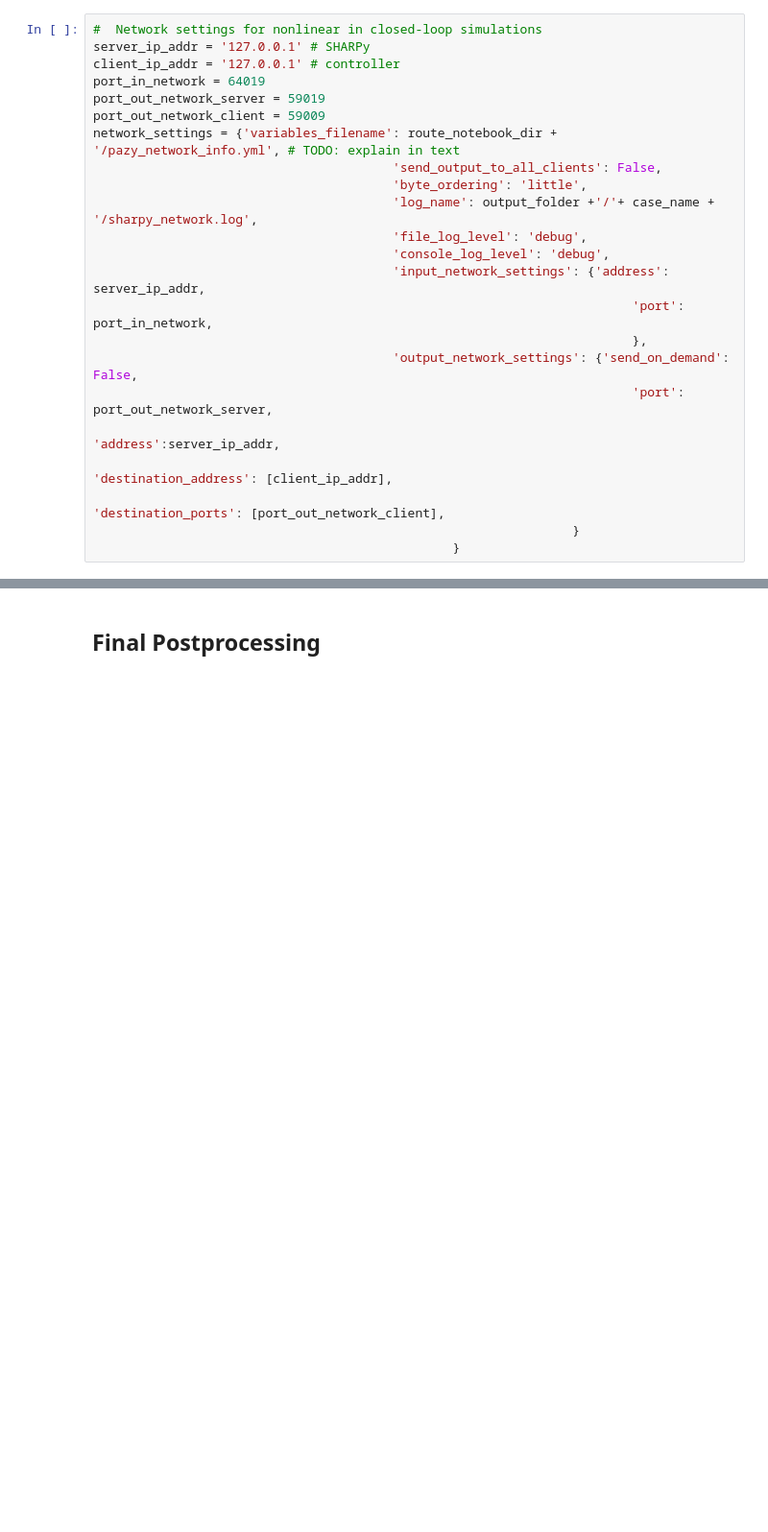
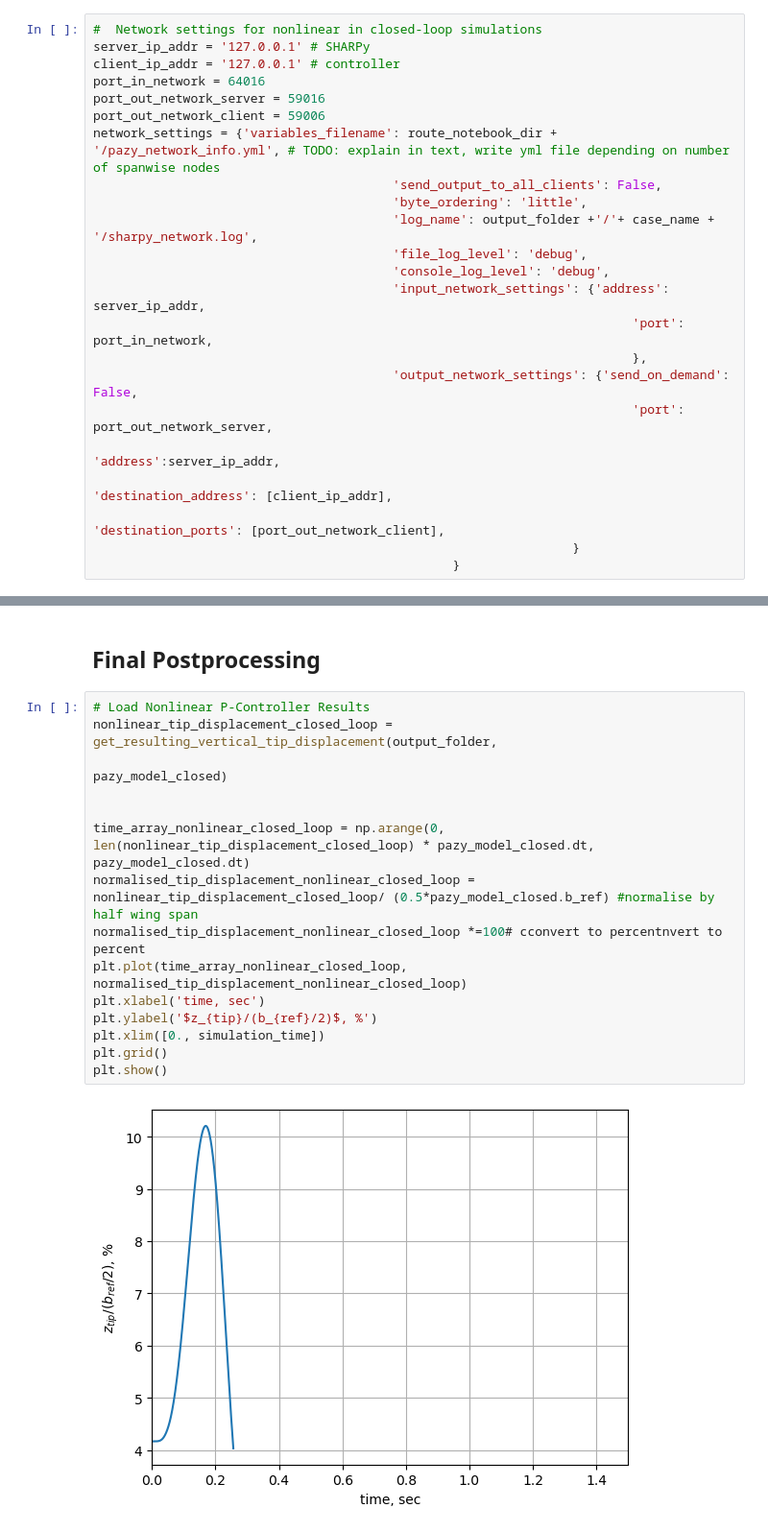
Before and after one commit to ImperialCollegeLondon/sharpy, a Jupyter notebook: docs/source/content/example_notebooks/UDP_control/tutoria_udp_control.ipynb, the cells around one changed output, grey strips where cells are left out. Shown at 96% size. Saved outputs shown, nothing was run; the diff lists cells and outputs as text; blank space fills up the shorter version.

```diff
--- a/docs/source/content/example_notebooks/UDP_control/tutoria_udp_control.ipynb
+++ b/docs/source/content/example_notebooks/UDP_control/tutoria_udp_control.ipynb
@@ -327,10 +409,10 @@ generate_aero_and_fem_input_files(pazy_model_closed)
 #  Network settings for nonlinear in closed-loop simulations
 server_ip_addr = '127.0.0.1' # SHARPy
 client_ip_addr = '127.0.0.1' # controller
-port_in_network = 64019
-port_out_network_server = 59019
-port_out_network_client = 59009
-network_settings = {'variables_filename': route_notebook_dir + '/pazy_network_info.yml', # TODO: explain in text
+port_in_network = 64016
+port_out_network_server = 59016
+port_out_network_client = 59006
+network_settings = {'variables_filename': route_notebook_dir + '/pazy_network_info.yml', # TODO: explain in text, write yml file depending on number of spanwise nodes
                                         'send_output_to_all_clients': False,
                                         'byte_ordering': 'little',
                                         'log_name': output_folder +'/'+ case_name + '/sharpy_network.log',
@@ -487,2 +582,19 @@ Variable received_data_filename has no assigned value in the settings file.
 # %% [markdown]
 ## Final Postprocessing
+# %%
+# Load Nonlinear P-Controller Results
+nonlinear_tip_displacement_closed_loop = get_resulting_vertical_tip_displacement(output_folder,
+                                                                     pazy_model_closed)
+
+
+time_array_nonlinear_closed_loop = np.arange(0, len(nonlinear_tip_displacement_closed_loop) * pazy_model_closed.dt, pazy_model_closed.dt)
+normalised_tip_displacement_nonlinear_closed_loop = nonlinear_tip_displacement_closed_loop/ (0.5*pazy_model_closed.b_ref) #normalise by half wing span
+normalised_tip_displacement_nonlinear_closed_loop *=100# cconvert to percentnvert to percent
+plt.plot(time_array_nonlinear_closed_loop, normalised_tip_displacement_nonlinear_closed_loop)
+plt.xlabel('time, sec')
+plt.ylabel('$z_{tip}/(b_{ref}/2)$, %')
+plt.xlim([0., simulation_time])
+plt.grid()
+plt.show()
+# %% [output]
+[figure, added]
```
Also changed, not shown: parts of 50 cells of this notebook.
